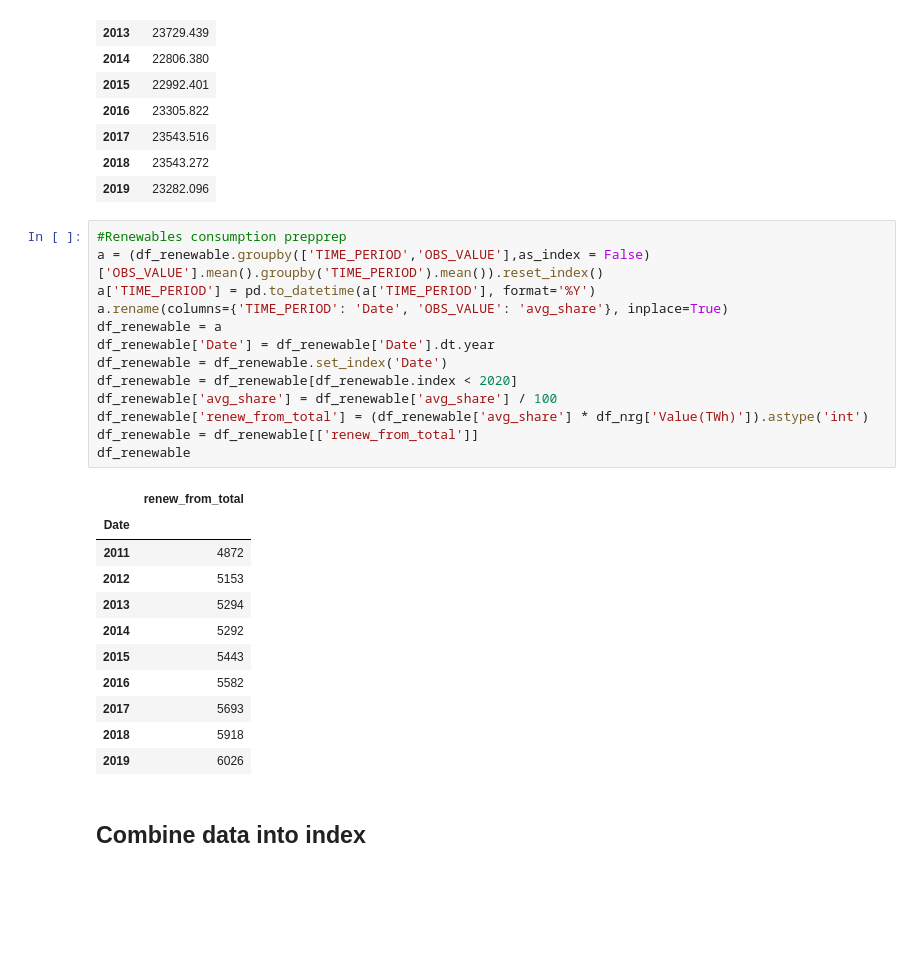
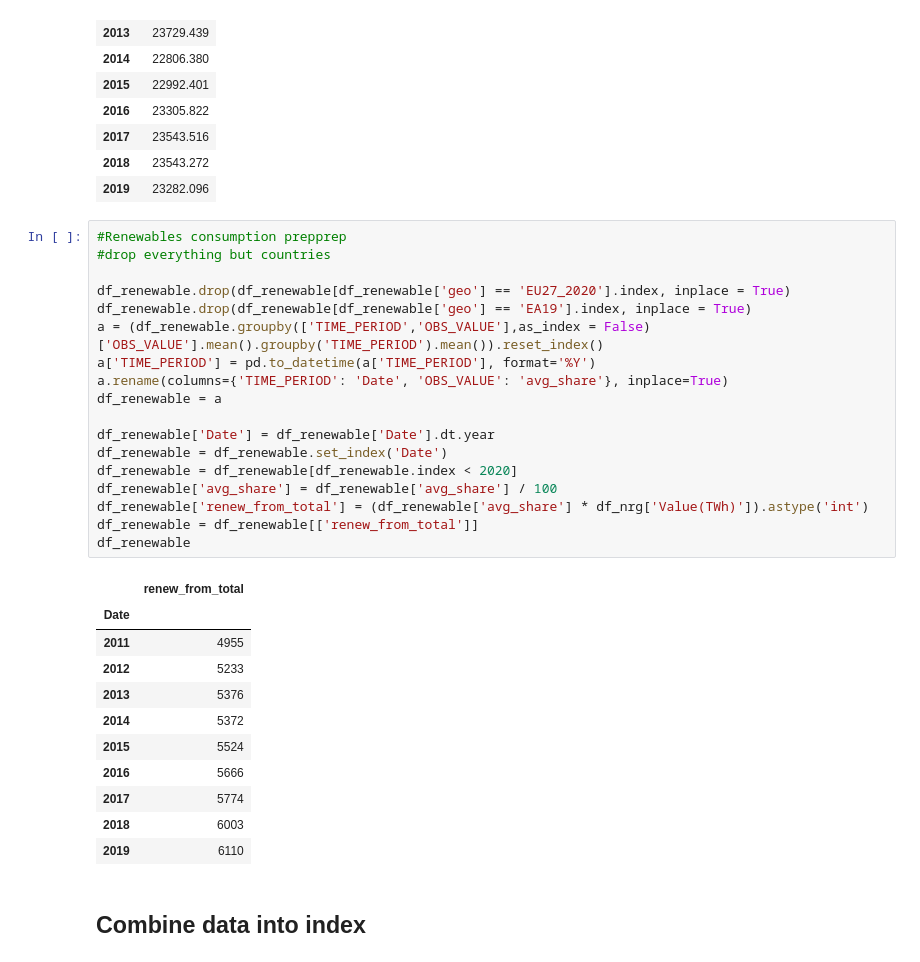
Before and after one commit to bang-a-coder/crypto-wrangling, a Jupyter notebook: crypto.ipynb, the cells around one changed output. Drawn from its saved outputs; the diff is of its cells as text; blank space fills up the shorter version.

```diff
--- a/crypto.ipynb
+++ b/crypto.ipynb
@@ -223,29 +226,34 @@ df_nrg
 | 2019 | 23282.096 |
 # %%
 #Renewables consumption prepprep
+#drop everything but countries
+
+df_renewable.drop(df_renewable[df_renewable['geo'] == 'EU27_2020'].index, inplace = True)
+df_renewable.drop(df_renewable[df_renewable['geo'] == 'EA19'].index, inplace = True)
 a = (df_renewable.groupby(['TIME_PERIOD','OBS_VALUE'],as_index = False)['OBS_VALUE'].mean().groupby('TIME_PERIOD').mean()).reset_index()
 a['TIME_PERIOD'] = pd.to_datetime(a['TIME_PERIOD'], format='%Y')
 a.rename(columns={'TIME_PERIOD': 'Date', 'OBS_VALUE': 'avg_share'}, inplace=True)
 df_renewable = a
+
 df_renewable['Date'] = df_renewable['Date'].dt.year
 df_renewable = df_renewable.set_index('Date')
 df_renewable = df_renewable[df_renewable.index < 2020]
 df_renewable['avg_share'] = df_renewable['avg_share'] / 100
 df_renewable['renew_from_total'] = (df_renewable['avg_share'] * df_nrg['Value(TWh)']).astype('int')
 df_renewable = df_renewable[['renew_from_total']]
 df_renewable
 # %% [output]
 |  | renew_from_total |
 | Date |  |
-| 2011 | 4872 |
-| 2012 | 5153 |
-| 2013 | 5294 |
-| 2014 | 5292 |
-| 2015 | 5443 |
-| 2016 | 5582 |
-| 2017 | 5693 |
-| 2018 | 5918 |
-| 2019 | 6026 |
+| 2011 | 4955 |
+| 2012 | 5233 |
+| 2013 | 5376 |
+| 2014 | 5372 |
+| 2015 | 5524 |
+| 2016 | 5666 |
+| 2017 | 5774 |
+| 2018 | 6003 |
+| 2019 | 6110 |
 # %% [markdown]
 ## Combine data into index
 # %%
```
Also changed, not shown: parts of 17 cells of this notebook.
